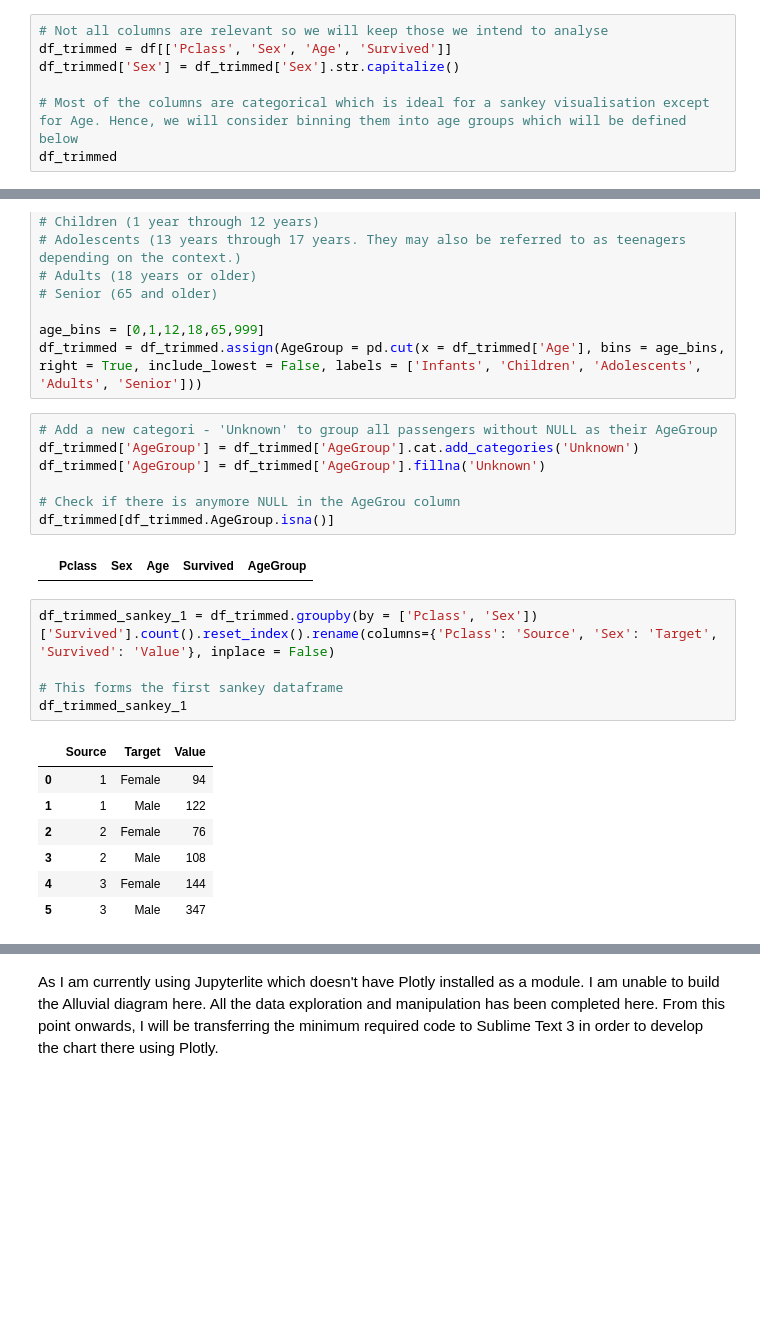
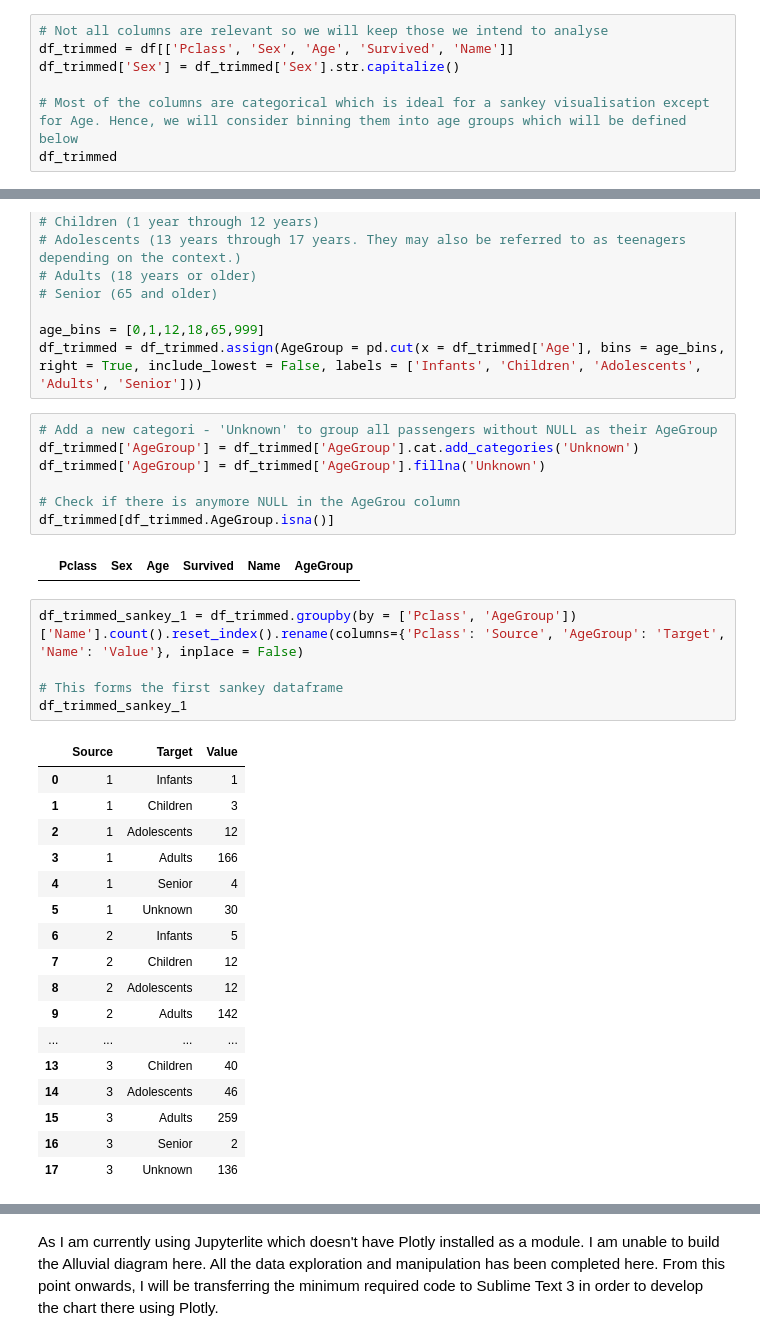
Before and after one commit to Xunhao/sankey-viz, a Jupyter notebook: sankey.ipynb, the cells around one changed output, grey strips where cells are left out. Saved outputs shown, nothing was run; the diff lists cells and outputs as text; blank space fills up the shorter version.

```diff
--- a/sankey.ipynb
+++ b/sankey.ipynb
@@ -14,7 +14,7 @@ df.head()
 | 4 | 5 | 0 | 3 | Allen, Mr. William Henry | male | 35.0 | 0 | 0 | 373450 | 8.0500 | ... |
 # %%
 # Not all columns are relevant so we will keep those we intend to analyse
-df_trimmed = df[['Pclass', 'Sex', 'Age', 'Survived']]
+df_trimmed = df[['Pclass', 'Sex', 'Age', 'Survived', 'Name']]
 df_trimmed['Sex'] = df_trimmed['Sex'].str.capitalize()
 
 # Most of the columns are categorical which is ideal for a sankey visualisation except for Age. Hence, we will consider binning them into age groups which will be defined below
@@ -85,20 +86,30 @@ df_trimmed['AgeGroup'] = df_trimmed['AgeGroup'].fillna('Unknown')
 # Check if there is anymore NULL in the AgeGrou column
 df_trimmed[df_trimmed.AgeGroup.isna()]
 # %% [output]
-|  | Pclass | Sex | Age | Survived | AgeGroup |
+|  | Pclass | Sex | Age | Survived | Name | AgeGroup |
 # %%
-df_trimmed_sankey_1 = df_trimmed.groupby(by = ['Pclass', 'Sex'])['Survived'].count().reset_index().rename(columns={'Pclass': 'Source', 'Sex': 'Target', 'Survived': 'Value'}, inplace = False)
+df_trimmed_sankey_1 = df_trimmed.groupby(by = ['Pclass', 'AgeGroup'])['Name'].count().reset_index().rename(columns={'Pclass': 'Source', 'AgeGroup': 'Target', 'Name': 'Value'}, inplace = False)
 
 # This forms the first sankey dataframe
 df_trimmed_sankey_1
 # %% [output]
 |  | Source | Target | Value |
-| 0 | 1 | Female | 94 |
-| 1 | 1 | Male | 122 |
-| 2 | 2 | Female | 76 |
-| 3 | 2 | Male | 108 |
-| 4 | 3 | Female | 144 |
-| 5 | 3 | Male | 347 |
+| 0 | 1 | Infants | 1 |
+| 1 | 1 | Children | 3 |
+| 2 | 1 | Adolescents | 12 |
+| 3 | 1 | Adults | 166 |
+| 4 | 1 | Senior | 4 |
+| 5 | 1 | Unknown | 30 |
+| 6 | 2 | Infants | 5 |
+| 7 | 2 | Children | 12 |
+| 8 | 2 | Adolescents | 12 |
+| 9 | 2 | Adults | 142 |
+| ... | ... | ... | ... |
+| 13 | 3 | Children | 40 |
+| 14 | 3 | Adolescents | 46 |
+| 15 | 3 | Adults | 259 |
+| 16 | 3 | Senior | 2 |
+| 17 | 3 | Unknown | 136 |
 # %%
 # Map the values within the Source column to their respective Pclasses
 df_trimmed_sankey_1['Source'] = df_trimmed_sankey_1.Source.map({1: 'Pclass1', 2: 'Pclass2', 3: 'Pclass3'})
```
Also changed, not shown: parts of 11 cells of this notebook.
